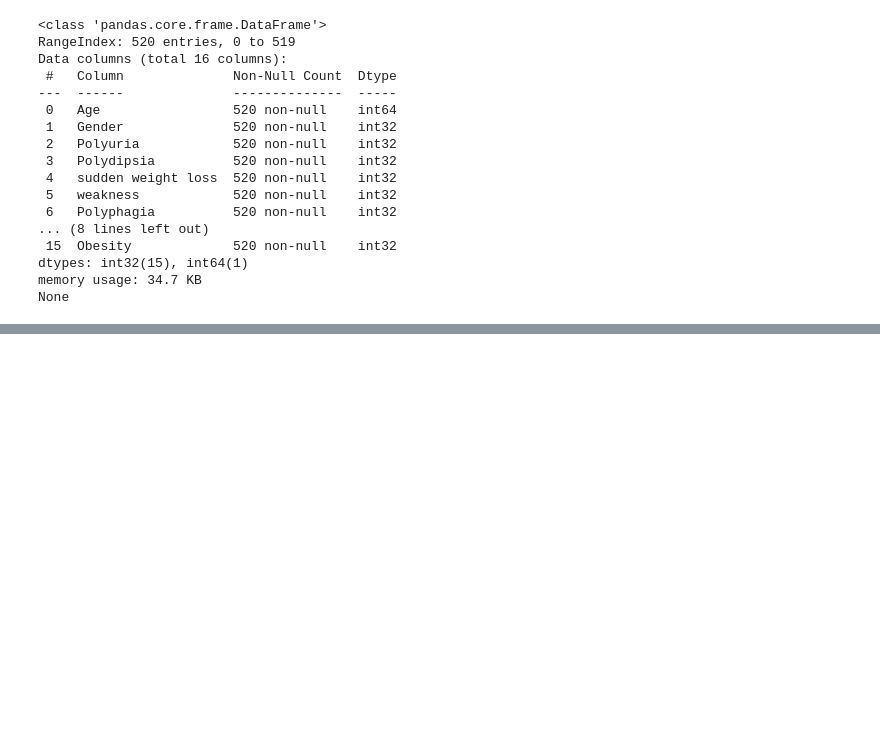
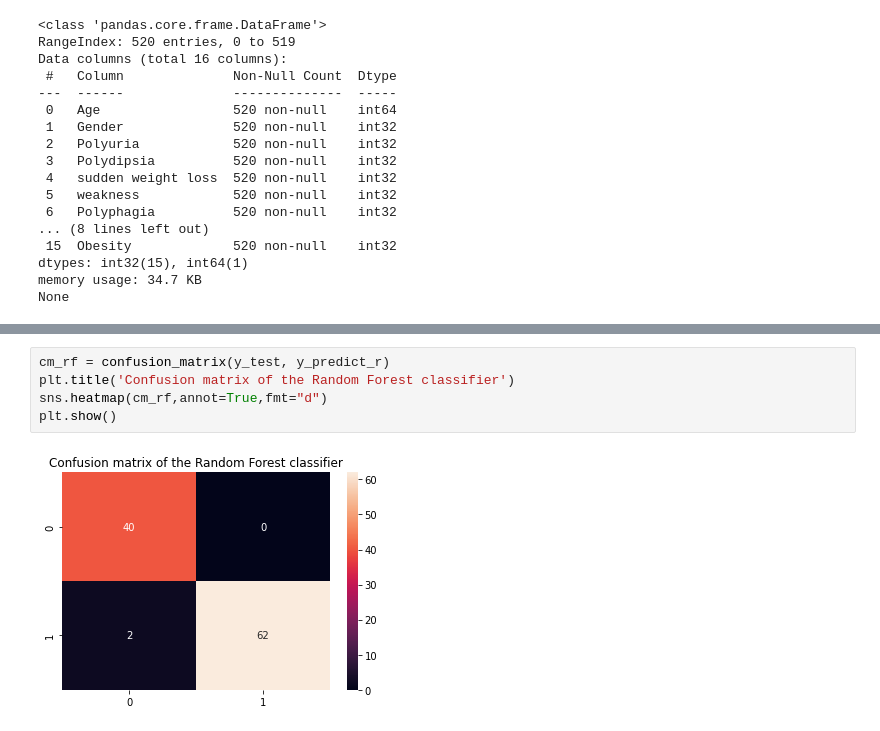
Before and after one commit to VigneshwaranBS/Early-Stage-Diabetes-Prediction, a Jupyter notebook: Early Stage Diabetes Prediction.ipynb, the cells around one changed output, grey strips where cells are left out. Drawn from its saved outputs; the diff is of its cells as text; blank space fills up the shorter version.

```diff
--- a/Early Stage Diabetes Prediction.ipynb
+++ b/Early Stage Diabetes Prediction.ipynb
@@ -303,0 +442,7 @@ None
+# %%
+cm_rf = confusion_matrix(y_test, y_predict_r)
+plt.title('Confusion matrix of the Random Forest classifier')
+sns.heatmap(cm_rf,annot=True,fmt="d")
+plt.show()
+# %% [output]
+[figure, added]
```
Also changed, not shown: parts of 37 cells of this notebook.
